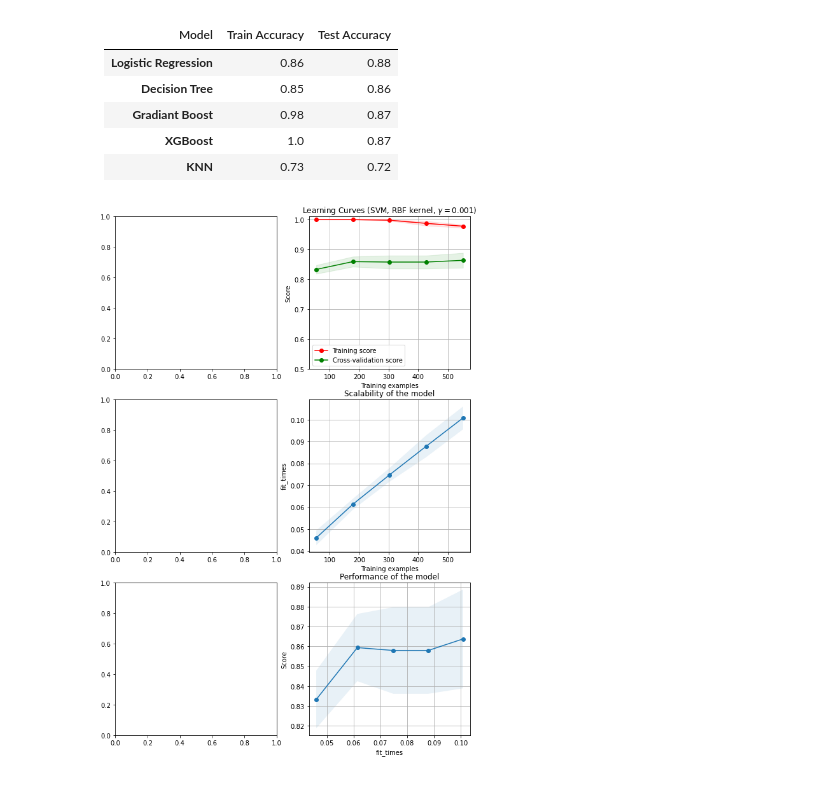
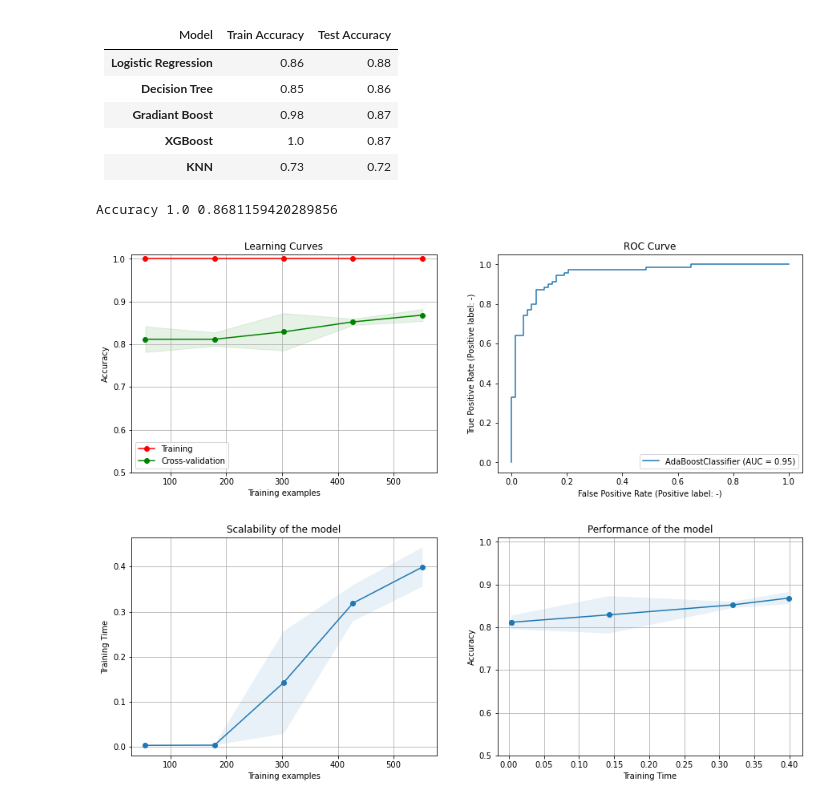
Before and after one commit to bryanliu94/CS7641_Machine_Learning, a Jupyter notebook: creditcard-approval.ipynb, the cells around one changed output. Drawn from its saved outputs; the diff is of its cells as text; code cells hidden in the pictures.

Commit message:
boosting

```diff
--- a/creditcard-approval.ipynb
+++ b/creditcard-approval.ipynb
@@ -763,38 +753,26 @@ Increase the number of iterations (max_iter) or scale the data as shown in:
 | **XGBoost** | 1.0 | 0.87|
 | **KNN** | 0.73 | 0.72|
 # %%
-fig, axes = plt.subplots(3, 2, figsize=(10, 15))
+cv = ShuffleSplit(n_splits=5, test_size=0.2, random_state=0)
+# classifier = DecisionTreeClassifier(random_state=0, ccp_alpha=0.00553785)
+base = DecisionTreeClassifier(random_state=0, ccp_alpha=0.0028)
+classifier = AdaBoostClassifier(base_estimator=base, n_estimators=100, random_state=0)
 
-# X, y = load_digits(return_X_y=True)
+fig, axes = plt.subplots(1, 2, figsize=(15, 5))
+fig2, axes2 = plt.subplots(1, 2, figsize=(15, 5))
 
-# title = "Learning Curves (Naive Bayes)"
-# # Cross validation with 50 iterations to get smoother mean test and train
-# # score curves, each time with 20% data randomly selected as a validation set.
-# cv = ShuffleSplit(n_splits=50, test_size=0.2, random_state=0)
-
-# estimator = GaussianNB()
-# plot_learning_curve(
-#     estimator,
-#     title,
-#     X,
-#     y,
-#     axes=axes[:, 0],
-#     ylim=(0.7, 1.01),
-#     cv=cv,
-#     n_jobs=4,
-#     scoring="accuracy",
-# )
-
-title = r"Learning Curves (SVM, RBF kernel, $\gamma=0.001$)"
-# SVC is more expensive so we do a lower number of CV iterations:
-cv = ShuffleSplit(n_splits=5, test_size=0.2, random_state=0)
-estimator = DecisionTreeClassifier(random_state=0, ccp_alpha=0.00553785)
-estimator = GradientBoostingClassifier(random_state=0)
 
 plot_learning_curve(
-    estimator, title, X, y, axes=axes[:, 1], ylim=(0.5, 1.01), cv=cv, n_jobs=4
+    classifier, "Learning Curves", X, y, axes=[axes[0], axes2[0], axes2[1]], ylim=(0.5, 1.01), cv=cv, n_jobs=4
 )
 
-plt.show()
+classifier.fit(xTrain, yTrain)
+plot_roc_curve(classifier, xTest, yTest, ax=axes[1])
+axes[1].set_title('ROC Curve')
+
+fig.savefig('DT1.jpg')
+fig2.savefig('DT2.jpg')
 # %% [output]
+Accuracy 1.0 0.8681159420289856
-[figure, old version]
+[figure, new version]
+[figure, added]
```
Also changed, not shown: parts of 11 cells of this notebook, 1 other file.
